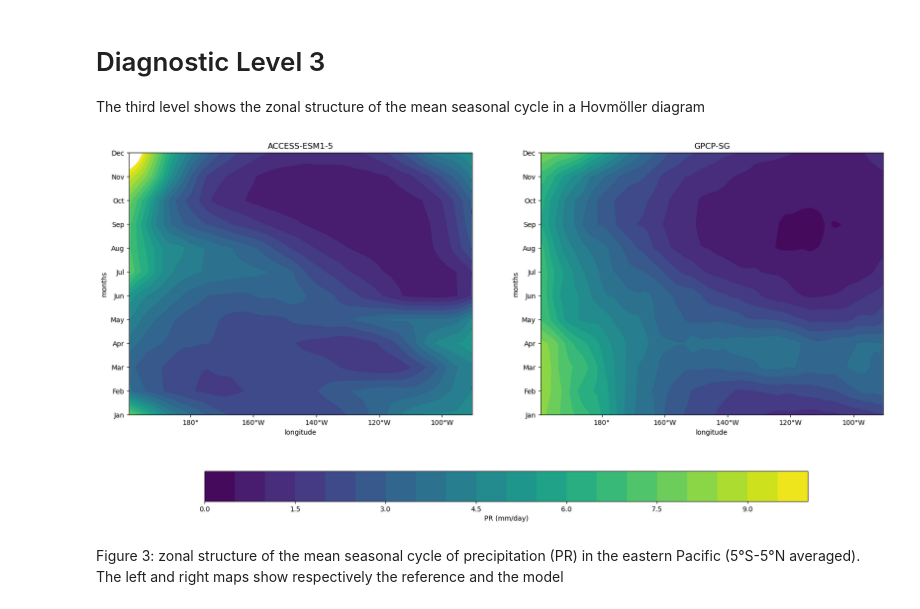
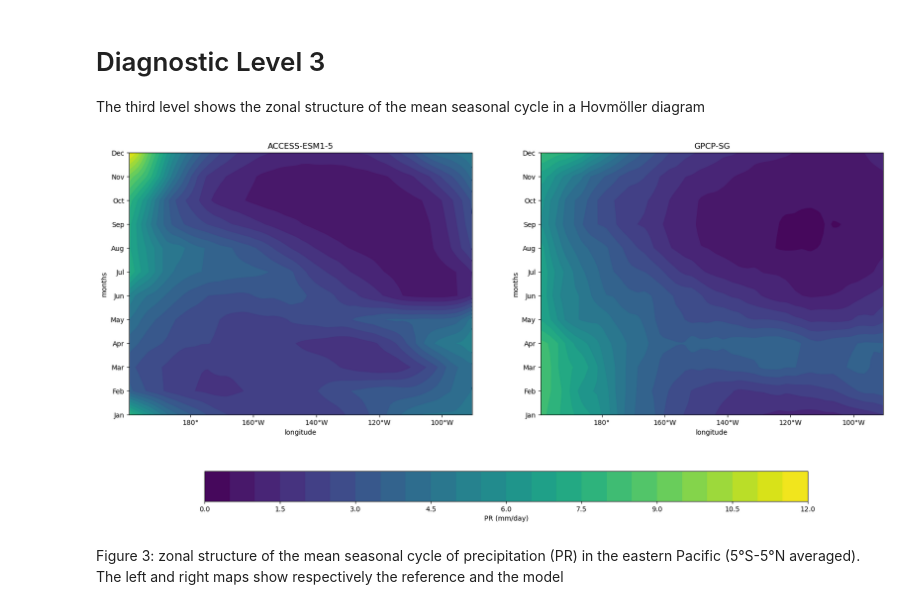
Before and after one commit to ACCESS-NRI/ENSO_recipes, a Jupyter notebook: 06-eq_PR_sea_cycle.ipynb, the cells around one changed output. Cells and saved outputs as stored; diff of their text form; code cells hidden in the pictures.

```diff
--- a/06-eq_PR_sea_cycle.ipynb
+++ b/06-eq_PR_sea_cycle.ipynb
@@ -237,30 +235,30 @@ process = {**model_datasets_prep3, **obs_datasets_prep3}
 # %%
 fig = plt.figure(figsize=(20, 10))
 i=121
 
 # Define tick positions and labels for the y-axis (months)
 month_ticks = np.arange(1, 13, 1)
 month_labels = ['Jan', 'Feb', 'Mar', 'Apr', 'May', 'Jun',
                 'Jul', 'Aug', 'Sep', 'Oct', 'Nov', 'Dec']
 
 axls =[]
 for label, cube in process.items():
 
     ax1 = plt.subplot(i)
-    cf1 = iplt.contourf(cube,coords=['longitude','month_number'],levels=np.arange(0,10.5,0.5),cmap="viridis")
+    cf1 = iplt.contourf(cube,coords=['longitude','month_number'],levels=np.arange(0,12.5,0.5),cmap="viridis")
     ax1.set_ylim(1, 12)
     ax1.set_yticks(ticks=month_ticks, labels=month_labels)
     ax1.set_title(label)
     ax1.set_ylabel("months")
     ax1.set_xlabel("longitude")
     axls.append(ax1)
     plt.gca().xaxis.set_major_formatter(plt.FuncFormatter(format_longitude))
     i+=1
 
 # Add a single colorbar at the bottom
 cbar = fig.colorbar(cf1, ax=axls, orientation='horizontal',shrink=0.8, extend='both')
 cbar.set_label('PR (mm/day)')
 # %% [output]
-[figure, old version]
+[figure, new version]
 # %% [markdown]
 Figure 3: zonal structure of the mean seasonal cycle of precipitation (PR) in the eastern Pacific (5°S-5°N averaged). The left and right maps show respectively the reference and the model
```
Also changed, not shown: parts of 2 cells of this notebook, 2 other files.
